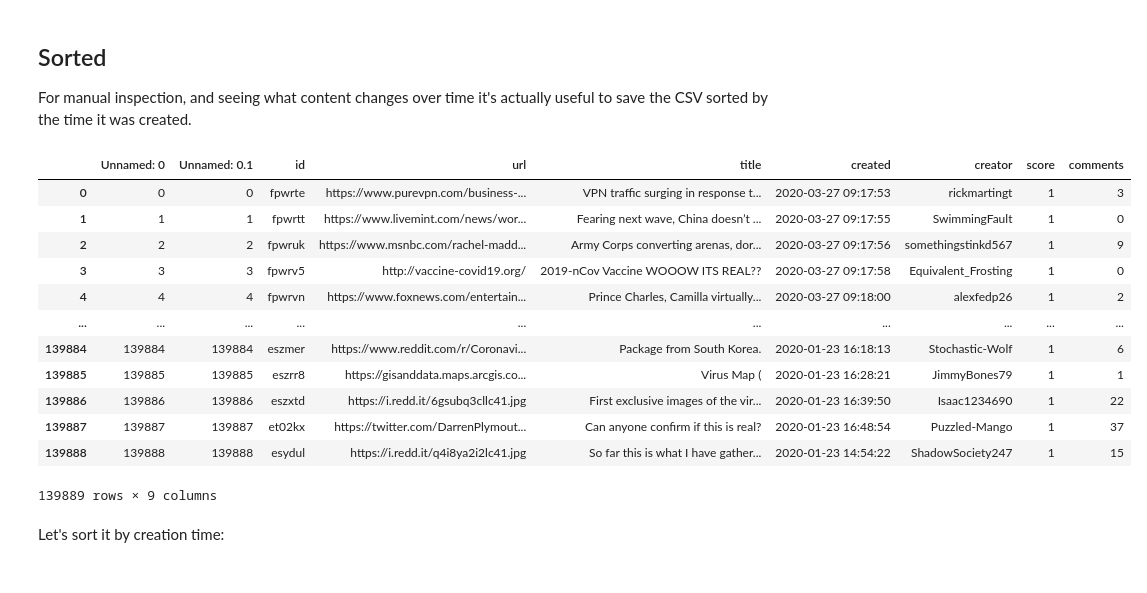
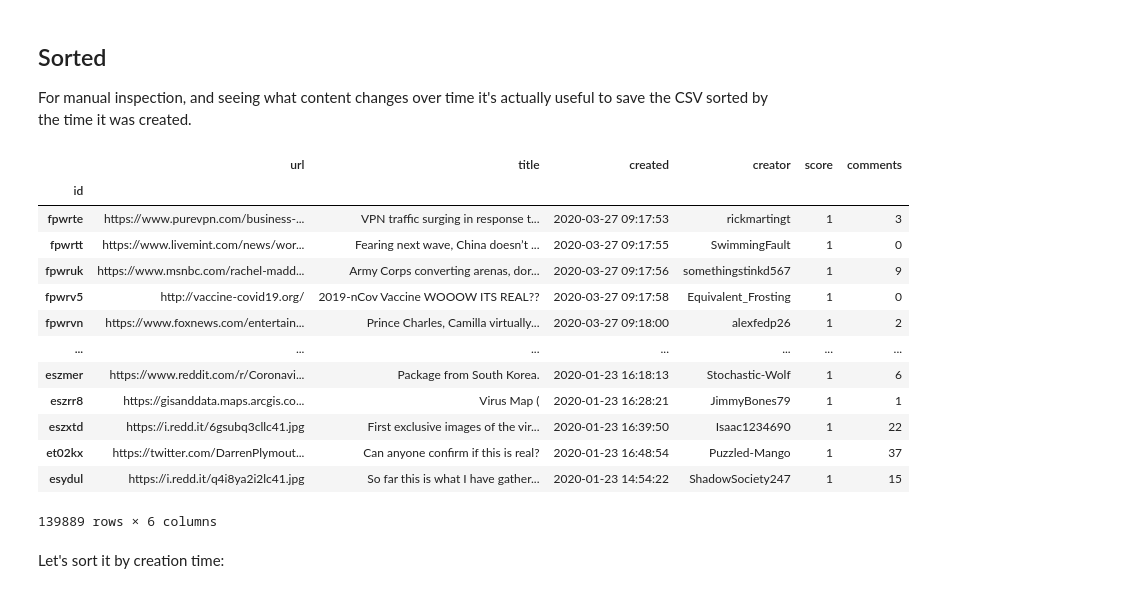
Before and after one commit to edsu/iipc-covid19, a Jupyter notebook: Reddit.ipynb, the cells around one changed output. Cells and saved outputs as stored; diff of their text form; code cells hidden in the pictures.

```diff
--- a/Reddit.ipynb
+++ b/Reddit.ipynb
@@ -240,24 +242,24 @@ For manual inspection, and seeing what content changes over time it's actually u
 # %%
 import pandas
 pandas.set_option('display.max_colwidth', None)
 
-reddit = pandas.read_csv('data/reddit.csv', parse_dates=['created'])
-reddit.to_csv('data/reddit.csv')
+reddit = pandas.read_csv('data/reddit.csv', parse_dates=['created'], index_col='id')
 reddit
 # %% [output]
-|  | Unnamed: 0 | Unnamed: 0.1 | id | url | title | created | creator | score | comments |
-| 0 | 0 | 0 | fpwrte | https://www.purevpn.com/business-... | VPN traffic surging in response t... | 2020-03-27 09:17:53 | rickmartingt | 1 | 3 |
-| 1 | 1 | 1 | fpwrtt | https://www.livemint.com/news/wor... | Fearing next wave, China doesn’t ... | 2020-03-27 09:17:55 | SwimmingFault | 1 | 0 |
-| 2 | 2 | 2 | fpwruk | https://www.msnbc.com/rachel-madd... | Army Corps converting arenas, dor... | 2020-03-27 09:17:56 | somethingstinkd567 | 1 | 9 |
-| 3 | 3 | 3 | fpwrv5 | http://vaccine-covid19.org/ | 2019-nCov Vaccine WOOOW ITS REAL?? | 2020-03-27 09:17:58 | Equivalent_Frosting | 1 | 0 |
-| 4 | 4 | 4 | fpwrvn | https://www.foxnews.com/entertain... | Prince Charles, Camilla virtually... | 2020-03-27 09:18:00 | alexfedp26 | 1 | 2 |
-| ... | ... | ... | ... | ... | ... | ... | ... | ... | ... |
-| 139884 | 139884 | 139884 | eszmer | https://www.reddit.com/r/Coronavi... | Package from South Korea. | 2020-01-23 16:18:13 | Stochastic-Wolf | 1 | 6 |
-| 139885 | 139885 | 139885 | eszrr8 | https://gisanddata.maps.arcgis.co... | Virus Map ( | 2020-01-23 16:28:21 | JimmyBones79 | 1 | 1 |
-| 139886 | 139886 | 139886 | eszxtd | https://i.redd.it/6gsubq3cllc41.jpg | First exclusive images of the vir... | 2020-01-23 16:39:50 | Isaac1234690 | 1 | 22 |
-| 139887 | 139887 | 139887 | et02kx | https://twitter.com/DarrenPlymout... | Can anyone confirm if this is real? | 2020-01-23 16:48:54 | Puzzled-Mango | 1 | 37 |
-| 139888 | 139888 | 139888 | esydul | https://i.redd.it/q4i8ya2i2lc41.jpg | So far this is what I have gather... | 2020-01-23 14:54:22 | ShadowSociety247 | 1 | 15 |
+|  | url | title | created | creator | score | comments |
+| id |  |  |  |  |  |  |
+| fpwrte | https://www.purevpn.com/business-... | VPN traffic surging in response t... | 2020-03-27 09:17:53 | rickmartingt | 1 | 3 |
+| fpwrtt | https://www.livemint.com/news/wor... | Fearing next wave, China doesn’t ... | 2020-03-27 09:17:55 | SwimmingFault | 1 | 0 |
+| fpwruk | https://www.msnbc.com/rachel-madd... | Army Corps converting arenas, dor... | 2020-03-27 09:17:56 | somethingstinkd567 | 1 | 9 |
+| fpwrv5 | http://vaccine-covid19.org/ | 2019-nCov Vaccine WOOOW ITS REAL?? | 2020-03-27 09:17:58 | Equivalent_Frosting | 1 | 0 |
+| fpwrvn | https://www.foxnews.com/entertain... | Prince Charles, Camilla virtually... | 2020-03-27 09:18:00 | alexfedp26 | 1 | 2 |
+| ... | ... | ... | ... | ... | ... | ... |
+| eszmer | https://www.reddit.com/r/Coronavi... | Package from South Korea. | 2020-01-23 16:18:13 | Stochastic-Wolf | 1 | 6 |
+| eszrr8 | https://gisanddata.maps.arcgis.co... | Virus Map ( | 2020-01-23 16:28:21 | JimmyBones79 | 1 | 1 |
+| eszxtd | https://i.redd.it/6gsubq3cllc41.jpg | First exclusive images of the vir... | 2020-01-23 16:39:50 | Isaac1234690 | 1 | 22 |
+| et02kx | https://twitter.com/DarrenPlymout... | Can anyone confirm if this is real? | 2020-01-23 16:48:54 | Puzzled-Mango | 1 | 37 |
+| esydul | https://i.redd.it/q4i8ya2i2lc41.jpg | So far this is what I have gather... | 2020-01-23 14:54:22 | ShadowSociety247 | 1 | 15 |
-139889 rows × 9 columns
+139889 rows × 6 columns
 # %% [markdown]
 Let's sort it by creation time:
 # %%
```
Also changed, not shown: parts of 5 cells of this notebook.
